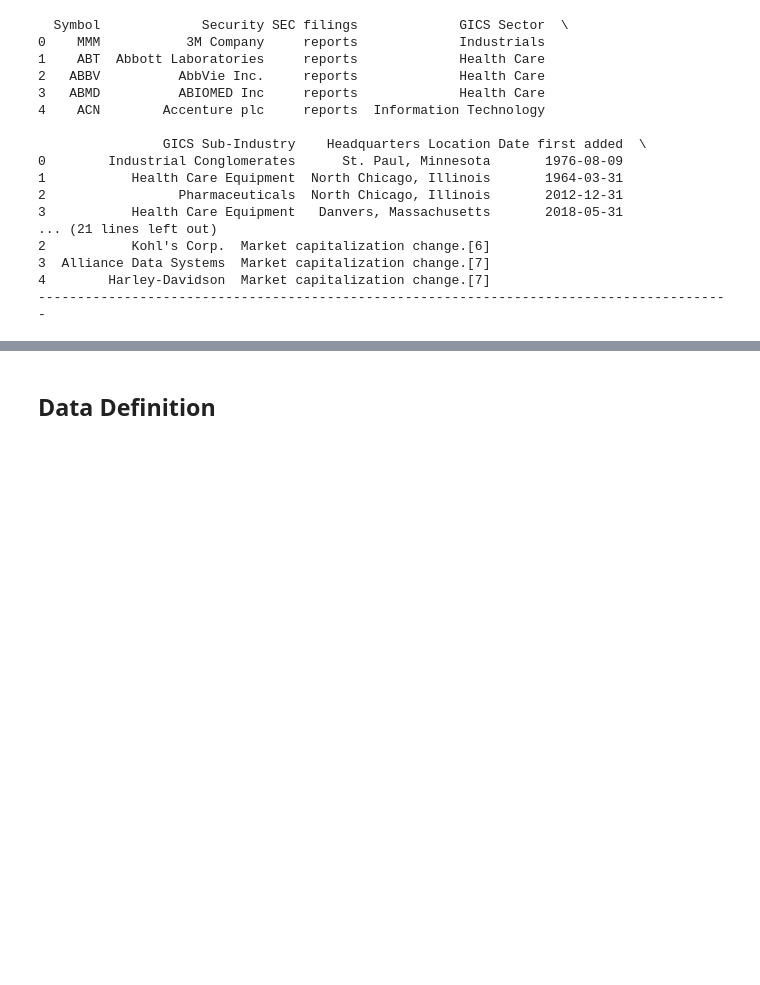
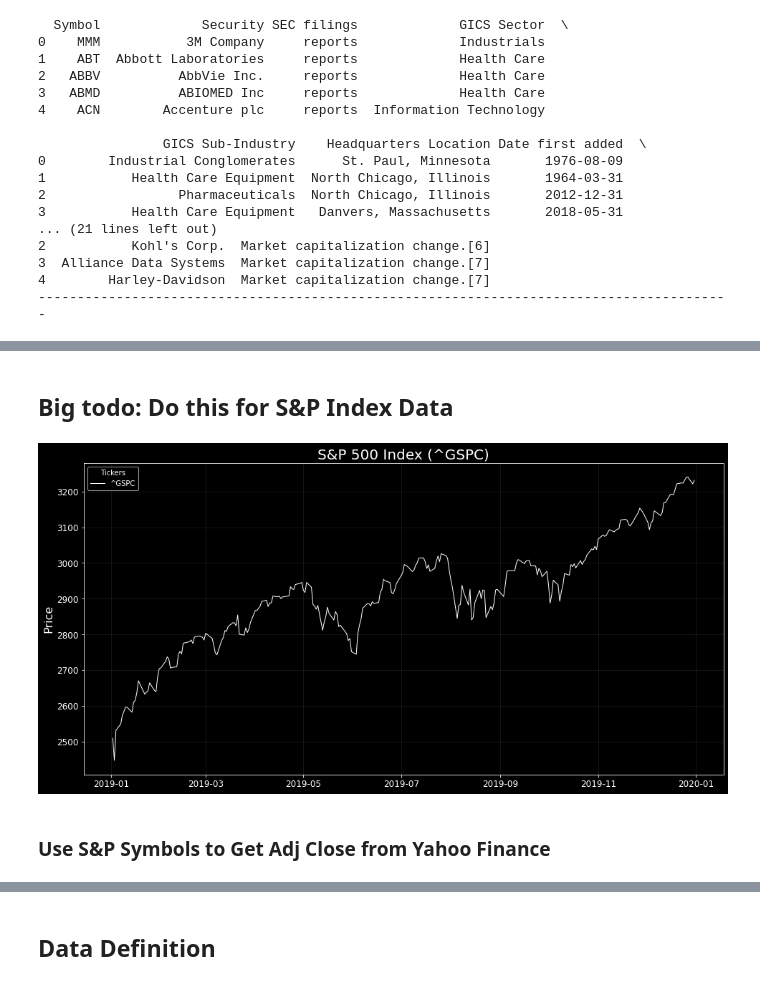
Before and after one commit to jujbates/Portfolio-Optimization, a Jupyter notebook: notebooks/exploratory/2.0-jujbates-S&P500-PO_data_wrangling.ipynb, the cells around one changed output, grey strips where cells are left out. Saved outputs shown, nothing was run; the diff lists cells and outputs as text; code cells hidden in the pictures; blank space fills up the shorter version.

Commit message:
Updated data wrangling with run output

```diff
--- a/notebooks/exploratory/2.0-jujbates-S&P500-PO_data_wrangling.ipynb
+++ b/notebooks/exploratory/2.0-jujbates-S&P500-PO_data_wrangling.ipynb
@@ -295,0 +354,11 @@ plt.show()
+# %%
+tickers = Ticker('^GSPC', asynchronous=True)
+yf_data = tickers.history(start=start_date, end=end_date)
+yf_data = yf_data.adjclose
+df = yf_data.reset_index(level='symbol')
+
+table = df.pivot(columns='symbol')
+
+table.columns = [col[1] for col in table.columns]
+sp500_index = table
+sp500_index
@@ -295,0 +380,2 @@ plt.show()
+# %% [markdown]
+## Big todo: Do this for S&P Index Data
@@ -296,3 +387,19 @@ plt.show()
+# %%
+fig, ax1 = plt.subplots(1, figsize=(16, 8))
+
+ax1.set_title(f"S&P 500 Index (^GSPC)", fontsize=s[1])
+ax1.set_ylabel(f"Price", fontsize=s[2])
+ax1.plot(sp500_index.index.values, sp500_index['^GSPC'], label='^GSPC', linewidth=w[1], color=c[0])
+ax1.legend(loc='upper left', title = 'Tickers')
+ax1.grid(alpha=ga)
+
+plt.xticks(fontsize=s[3])
+plt.yticks(fontsize=s[3])
+plt.show()
+# %% [output]
+[figure, added]
+# %% [markdown]
+### Use S&P Symbols to Get Adj Close from Yahoo Finance
 # %%
 tickers = Ticker(sp500_tickers, asynchronous=True)
 # %%
```
Also changed, not shown: parts of 56 cells of this notebook.
